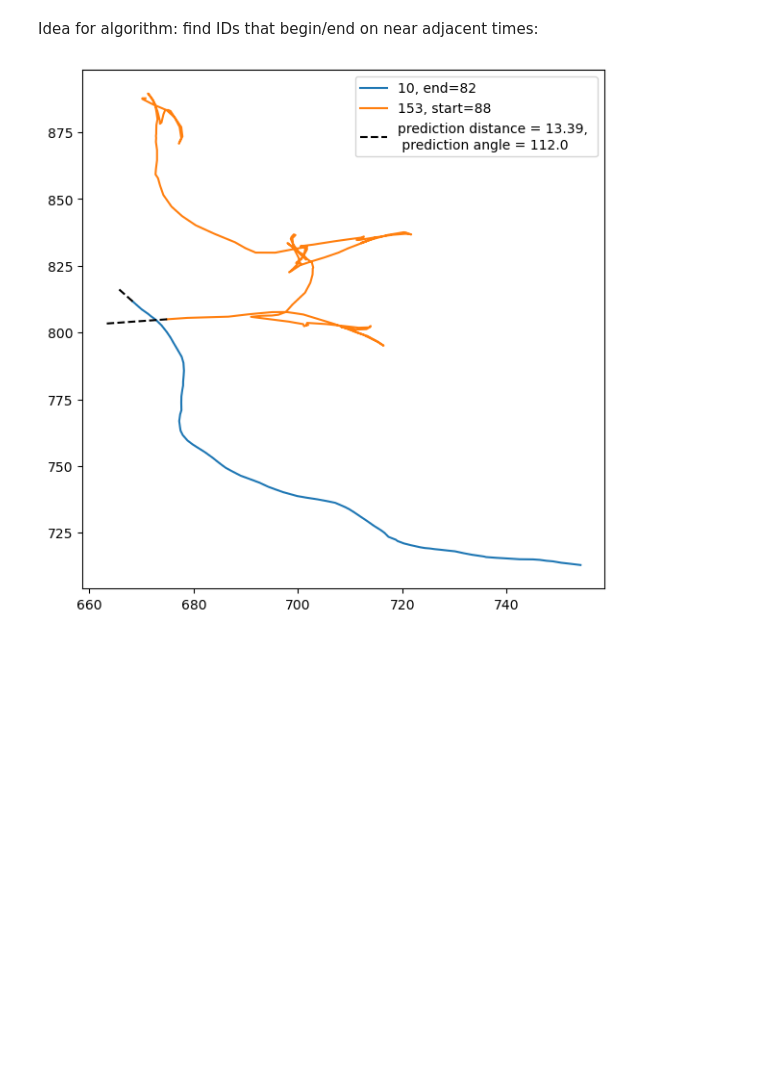
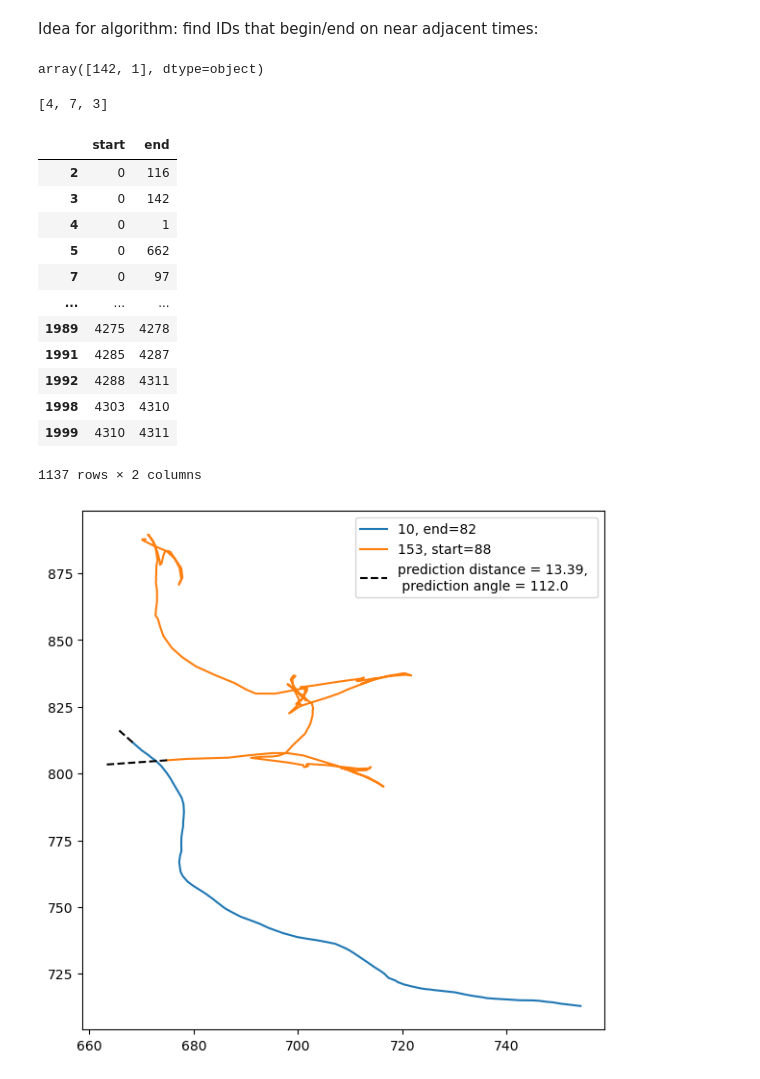
Before and after one commit to rafaeljacobsen/combinewormtracks, a Jupyter notebook: combinewormtracks.ipynb, the cells around one changed output. Drawn from its saved outputs; the diff is of its cells as text; code cells hidden in the pictures; blank space fills up the shorter version.

```diff
--- a/combinewormtracks.ipynb
+++ b/combinewormtracks.ipynb
@@ -100,3 +121,7 @@ for ID in tqdm(np.unique(tracksdf.ID)):
                 if np.linalg.norm(startlocation-endlocation) < 20:
                     possiblecombos.loc[len(possiblecombos.index)] = [int(ID),startID,endindex,end+1]#,np.linalg.norm(startlocation-endlocation)]
                     #print("first ID: "+str(int(ID))+", second ID: "+str(startID)+", difference in times: "+str(endindex),str(end+1)+", distance: "+str(np.linalg.norm(startlocation-endlocation)))
+# %%
+startend.loc[[3,4]].end.values
+# %% [output]
+array([142, 1], dtype=object)
@@ -103,3 +130,23 @@ for ID in tqdm(np.unique(tracksdf.ID)):
+# %%
+[x for _, x in sorted(zip(startend.loc[IDs].end.values, IDs))]
+# %% [output]
+[4, 7, 3]
+# %%
+startend
+# %% [output]
+|  | start | end |
+| 2 | 0 | 116 |
+| 3 | 0 | 142 |
+| 4 | 0 | 1 |
+| 5 | 0 | 662 |
+| 7 | 0 | 97 |
+| ... | ... | ... |
+| 1989 | 4275 | 4278 |
+| 1991 | 4285 | 4287 |
+| 1992 | 4288 | 4311 |
+| 1998 | 4303 | 4310 |
+| 1999 | 4310 | 4311 |
+1137 rows × 2 columns
 # %%
 for i in [5]:
     f=plt.figure(figsize=(7,7)) #creates the figure
```
Also changed, not shown: parts of 33 cells of this notebook, 6 other files.
